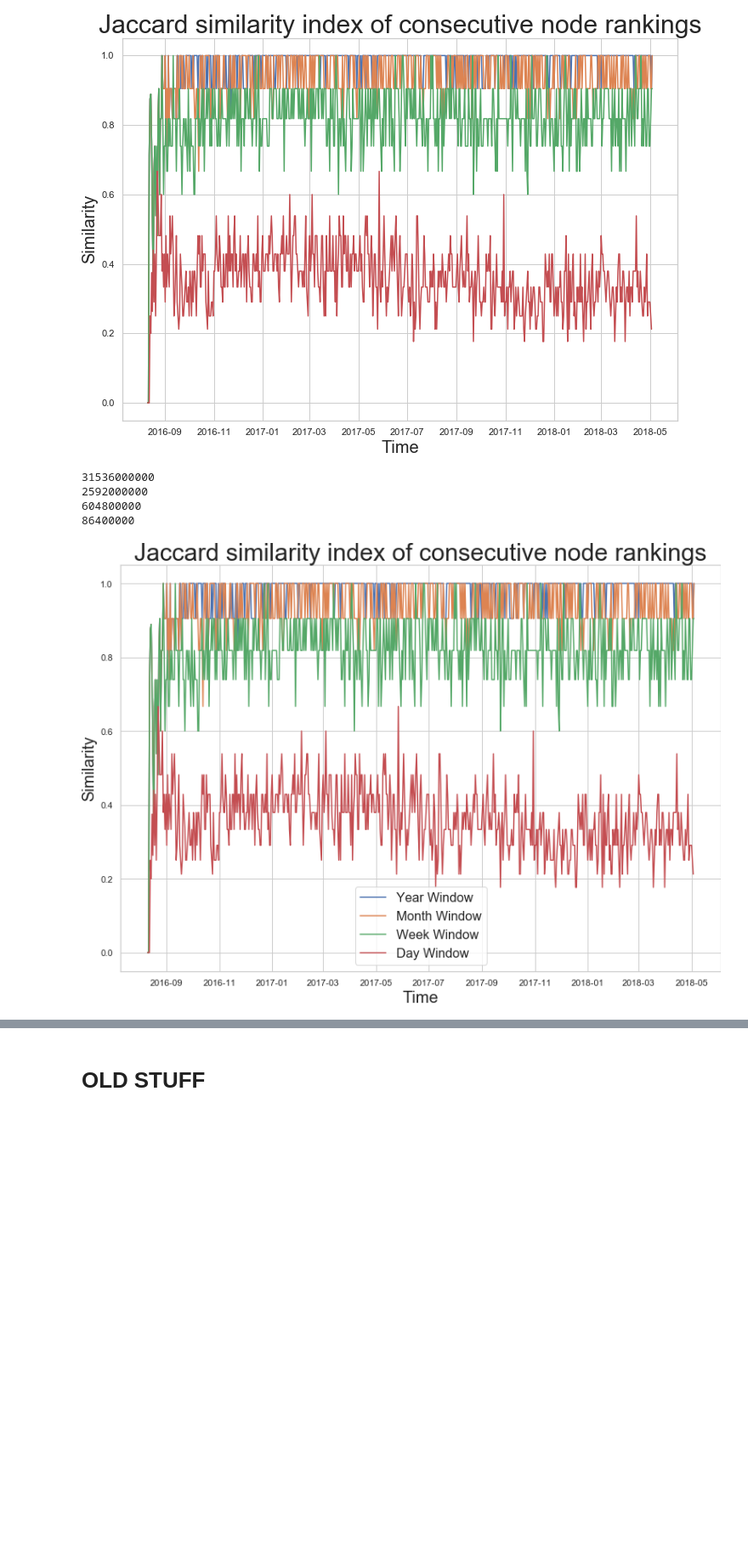
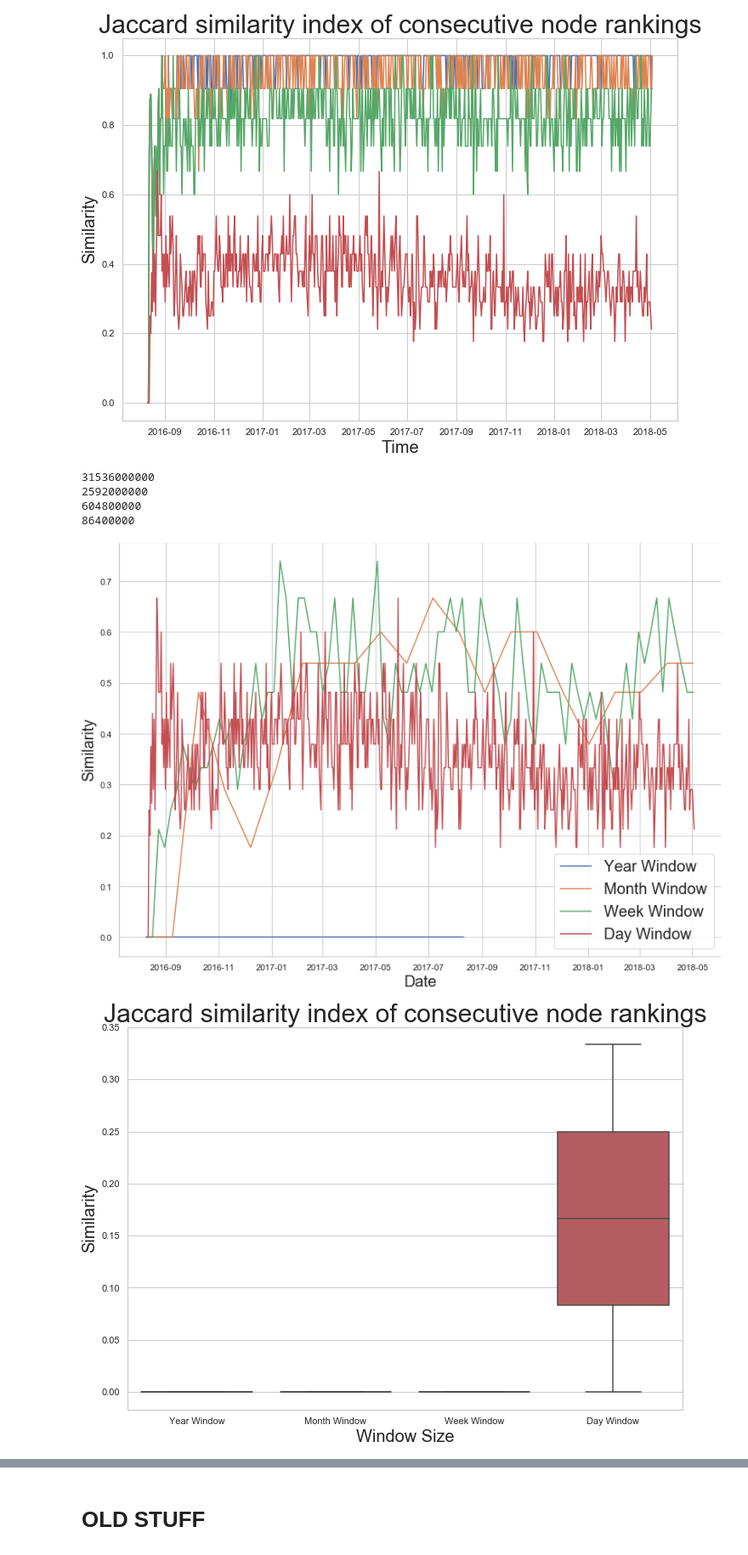
Before and after one commit to miratepuffin/Raphtory-Plots, a Jupyter notebook: Gab Plots.ipynb, the cells around one changed output, grey strips where cells are left out. Shown at 85% size. Cells and saved outputs as stored; diff of their text form; code cells hidden in the pictures; blank space fills up the shorter version.

```diff
--- a/Gab Plots.ipynb
+++ b/Gab Plots.ipynb
@@ -334,7 +336,8 @@ def rank_jaccard_fast(x, y, title, scale):
     labels = ['Year Window','Month Window','Week Window','Day Window']
     a4_dims = (11.7, 8.27)
     fig, ax = plt.subplots(figsize=a4_dims)
-    plt.title(title, size=30)
+    jaccard=pd.DataFrame({'Window Size':[], 'Jaccard':[]})
+    #plt.title(title, size=30)
     plt.xlabel(x, size=20)
     plt.ylabel(y, size=20)
     ax.set_yscale(scale)
@@ -345,35 +348,51 @@ def rank_jaccard_fast(x, y, title, scale):
 
     degs = pd.DataFrame(degs['views'])
     degs['time'] = pd.to_datetime(degs['time'],unit='ms')
     degs['index'] = pd.to_datetime(degs['time'],unit='ms')
     degs.set_index('index', inplace=True)
 
     index = 0
     for i in windows:
         print(i)
         y = degs[degs['windowsize'] == i]
+        y = y.iloc[range(0,len(y),round(i/86400000))]
         y['topusers']=y.apply(lambda row: get_users(row['bestusers']),axis=1)
         y['nexttop'] = y['topusers'].shift(1)
         y['nexttop'][0]=[]
 
         y['jaccard']= y.apply(lambda x: 0.0, axis=1)
         y['jaccard'] = y.apply(lambda row: jaccard_similarity(row['topusers'],row['nexttop']), axis=1)
+        jaccard['Time']=y['time']
+        jaccard[labels[index]]=y['jaccard']
 
         ax.plot(y['time'],y['jaccard'], label=labels[index])
         index +=1
 
+    jaccard.set_index('Time',inplace=True)
 
-    plt.legend(fontsize=16)
+    plt.legend(fontsize=20, loc='lower right')
     plt.tight_layout()
     plt.savefig('graphs/JaccardSimilarity.png')
     plt.show()
 
-rank_jaccard_fast("Time", "Similarity", "Jaccard similarity index of consecutive node rankings", 'linear')
+    # Box plot of Jaccard coeffs
+    fig, ax = plt.subplots(figsize=a4_dims)
+    plt.title(title, size=30)
+    ax.set_yscale(scale)
+
+    sns.boxplot(x='variable', y='value', data=pd.melt(jaccard))
+    plt.xlabel("Window Size", size=20)
+    plt.ylabel("Similarity", size=20)
+    plt.savefig('graphs/JaccardBoxPlot.png')
+    plt.show()
+
+rank_jaccard_fast("Date", "Similarity", "Jaccard similarity index of consecutive node rankings", 'linear')
 # %% [output]
 31536000000
 2592000000
 604800000
 86400000
-[figure, old version]
+[figure, new version]
+[figure, added]
 # %%
 def fullPlot(toPlot,title,x,y,scale,start,end):
```
Also changed, not shown: parts of 3 cells of this notebook, 9 other files.
